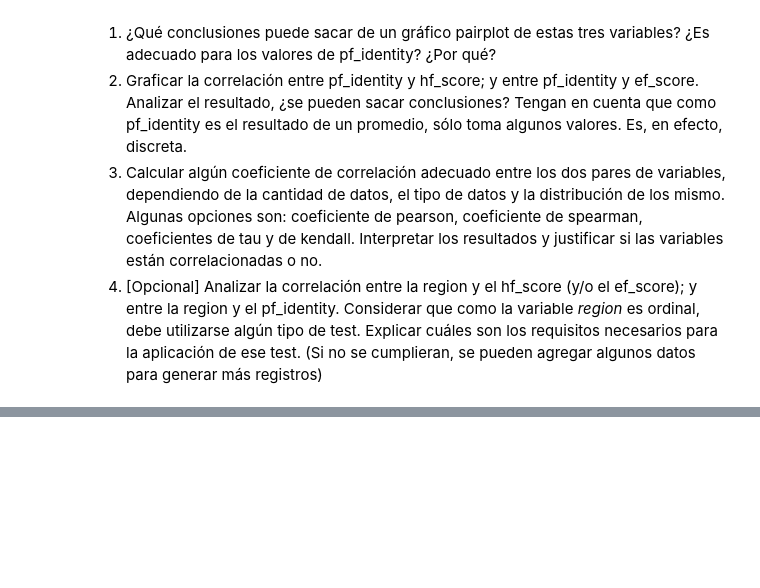
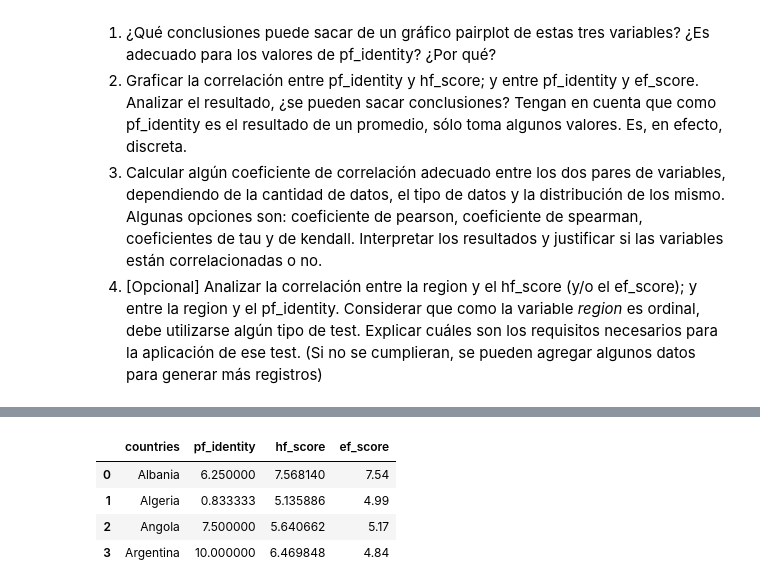
Before and after one commit to mnuclle/diplodatosAnalisisYVisualizacion, a Jupyter notebook: 02_practico_vgt.ipynb, the cells around one changed output, grey strips where cells are left out. Cells and saved outputs as stored; diff of their text form; code cells hidden in the pictures; blank space fills up the shorter version.

```diff
--- a/02_practico_vgt.ipynb
+++ b/02_practico_vgt.ipynb
@@ -825,0 +828,9 @@ Como pf_indentity contribuye al cálculo de hf_score y ef_score, esperamos halla
+# %%
+comp_pf_hf_ef = gt_data[['countries','pf_identity','hf_score','ef_score']].head(4)
+comp_pf_hf_ef
+# %% [output]
+|  | countries | pf_identity | hf_score | ef_score |
+| 0 | Albania | 6.250000 | 7.568140 | 7.54 |
+| 1 | Algeria | 0.833333 | 5.135886 | 4.99 |
+| 2 | Angola | 7.500000 | 5.640662 | 5.17 |
+| 3 | Argentina | 10.000000 | 6.469848 | 4.84 |
```
Also changed, not shown: parts of 2 cells of this notebook.
